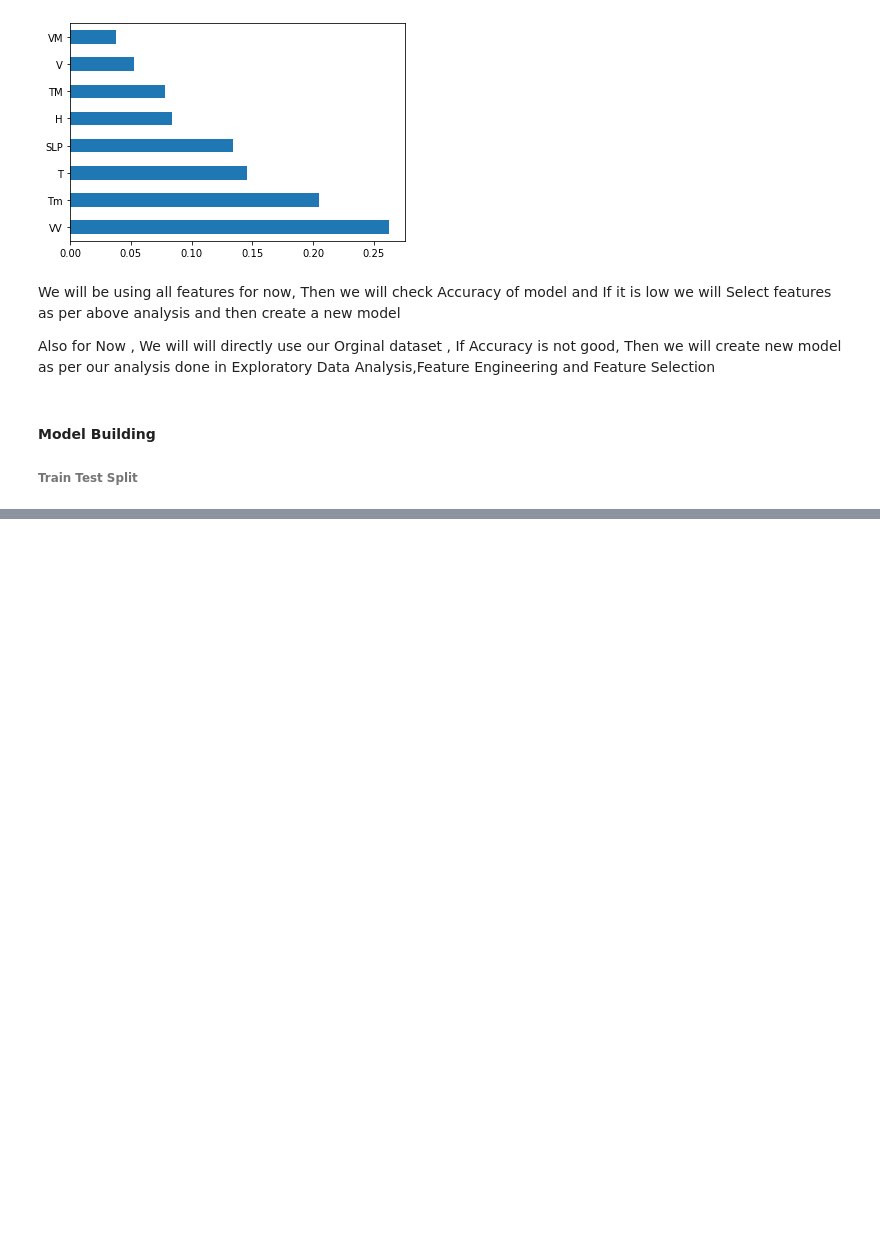
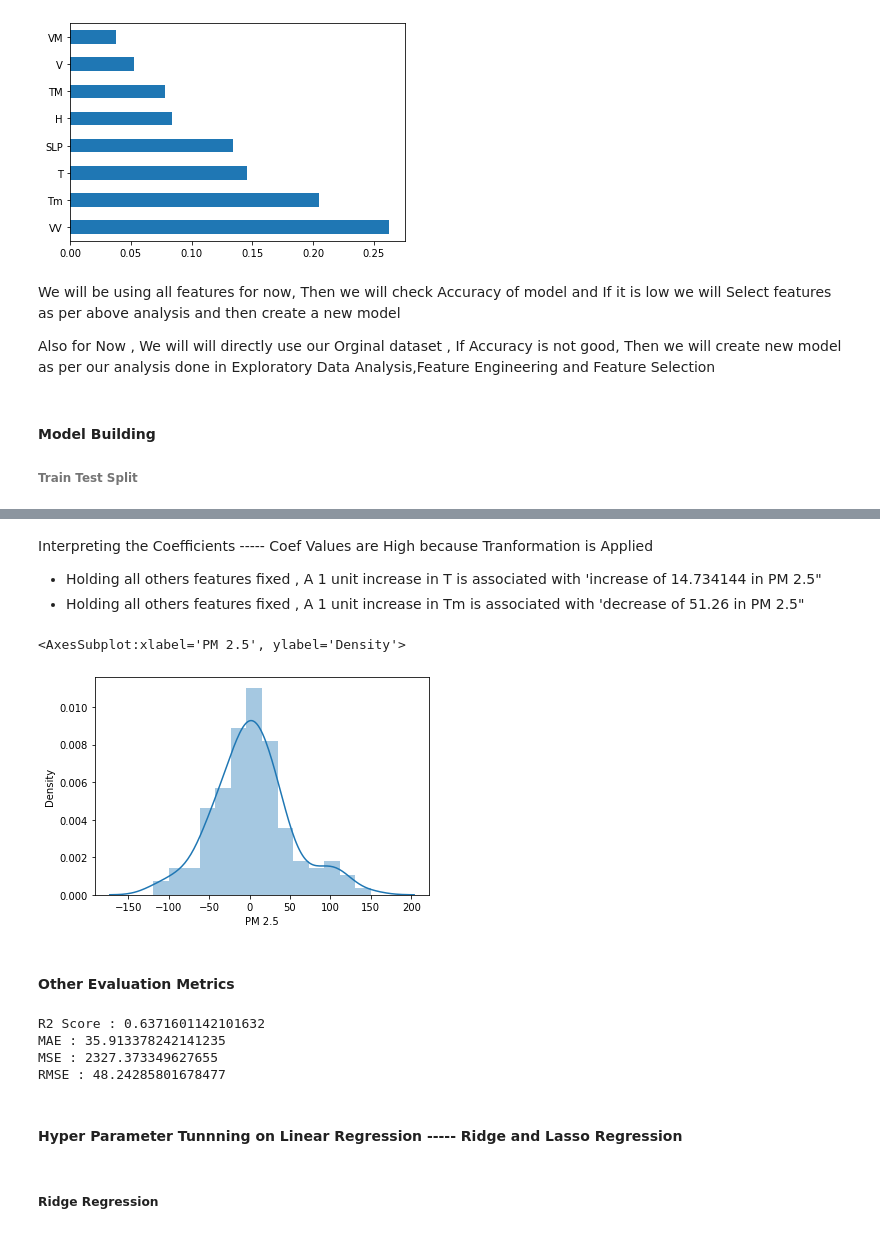
Before and after one commit to LuckyRathod/Data-Science-Projects, a Jupyter notebook: P1.Air_Quality_Index_Prediction/AQI_Prediction.ipynb, the cells around one changed output, grey strips where cells are left out. Cells and saved outputs as stored; diff of their text form; code cells hidden in the pictures; blank space fills up the shorter version.

Commit message:
Air Quality Index Prediction - Linear,Ridge,Lasso Regression

```diff
--- a/P1.Air_Quality_Index_Prediction/AQI_Prediction.ipynb
+++ b/P1.Air_Quality_Index_Prediction/AQI_Prediction.ipynb
@@ -685,3 +685,10 @@ Also for Now , We will will directly use our Orginal dataset , If Accuracy is no
 #### Model Building
 
 ###### Train Test Split
+# %%
+X_train_norm_reg, X_test_norm_reg, y_train_norm_reg, y_test_norm_reg = train_test_split(X_norm_reg, y_norm_reg, test_size=0.2, random_state=1)
+
+X_train, X_test, y_train, y_test = train_test_split(X, y, test_size=0.2, random_state=1)
+
+print('For Norm Reg : ' , X_train_norm_reg.shape, X_test_norm_reg.shape, y_train_norm_reg.shape, y_test_norm_reg.shape)
+print('For Ensemble : ', X_train.shape, X_test.shape, y_train.shape, y_test.shape)
@@ -687,0 +728,6 @@ Also for Now , We will will directly use our Orginal dataset , If Accuracy is no
+# %%
+from sklearn.preprocessing import StandardScaler
+
+sc = StandardScaler()
+X_train_st_norm_reg = sc.fit_transform(X_train_norm_reg)
+X_test_st_norm_reg = sc.transform(X_test_norm_reg)
@@ -687,0 +738,4 @@ Also for Now , We will will directly use our Orginal dataset , If Accuracy is no
+# %%
+from sklearn.linear_model import LinearRegression
+regressor = LinearRegression()
+regressor.fit(X_train_st_norm_reg,y_train_norm_reg)
@@ -687,0 +794,24 @@ Also for Now , We will will directly use our Orginal dataset , If Accuracy is no
+# %% [markdown]
+Interpreting the Coefficients  ----- Coef Values are High because Tranformation is Applied
+
+- Holding all others features fixed , A 1 unit increase in T is associated with 'increase of 14.734144 in PM 2.5"
+- Holding all others features fixed , A 1 unit increase in Tm is associated with 'decrease of 51.26 in PM 2.5"
+# %%
+prediction = regressor.predict(X_test_st_norm_reg)
+sns.distplot(y_test_norm_reg - prediction)
+# %% [output]
+<AxesSubplot:xlabel='PM 2.5', ylabel='Density'>
+[figure, added]
+# %% [markdown]
+#### Other Evaluation Metrics
+# %%
+from sklearn import metrics
+print('R2 Score : {} '.format(metrics.r2_score(y_test_norm_reg,prediction)))
+print('MAE : {} '.format(metrics.mean_absolute_error(y_test_norm_reg,prediction)))
+print('MSE : {} '.format(metrics.mean_squared_error(y_test_norm_reg,prediction)))
+print('RMSE : {} '.format(np.sqrt(metrics.mean_squared_error(y_test_norm_reg,prediction))))
+# %% [output]
+R2 Score : 0.6371601142101632
+MAE : 35.913378242141235
+MSE : 2327.373349627655
+RMSE : 48.24285801678477
@@ -687,0 +824,4 @@ Also for Now , We will will directly use our Orginal dataset , If Accuracy is no
+# %% [markdown]
+#### Hyper Parameter Tunnning on Linear Regression ----- Ridge and Lasso Regression
+# %% [markdown]
+##### Ridge Regression
```
Also changed, not shown: parts of 33 cells of this notebook.
